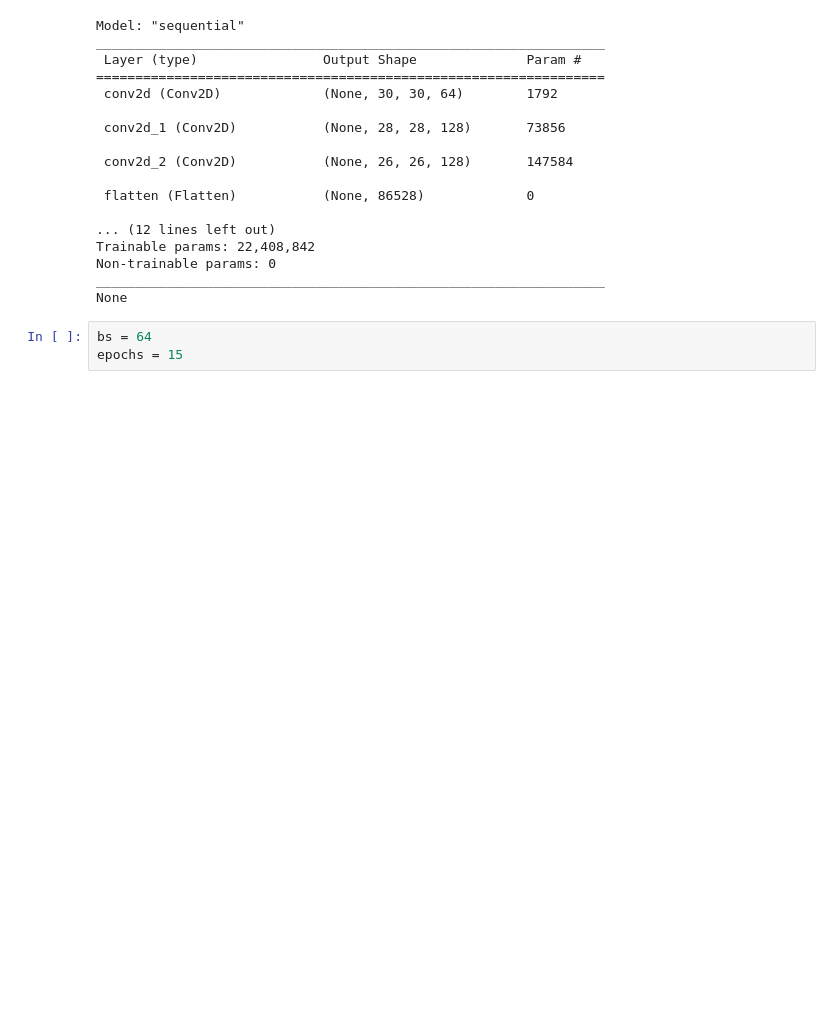
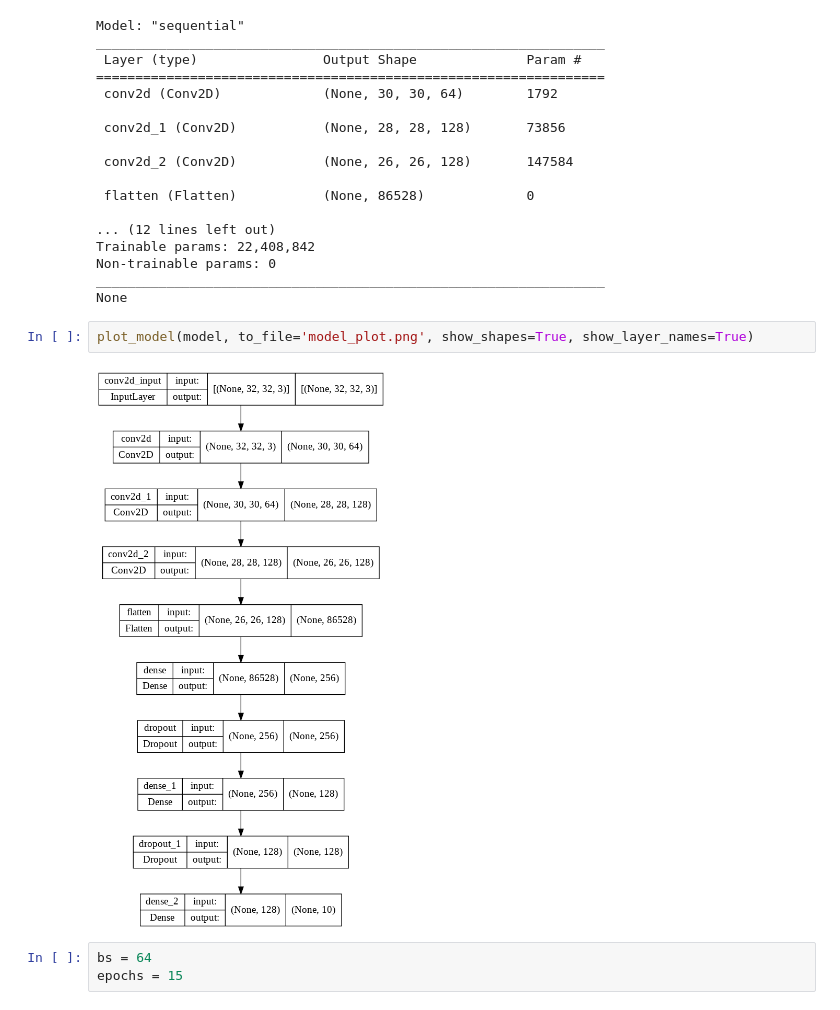
Before and after one commit to PhamDucThinh1995/Test-Time-Augmentation, a Jupyter notebook: Test_Time_Augmentation.ipynb, the cells around one changed output. Cells and saved outputs as stored; diff of their text form; blank space fills up the shorter version.

```diff
--- a/Test_Time_Augmentation.ipynb
+++ b/Test_Time_Augmentation.ipynb
@@ -131,6 +135,10 @@ Trainable params: 22,408,842
 Non-trainable params: 0
 _________________________________________________________________
 None
+# %%
+plot_model(model, to_file='model_plot.png', show_shapes=True, show_layer_names=True)
+# %% [output]
+[figure, added]
 # %%
 bs = 64
 epochs = 15
```
Also changed, not shown: parts of 10 cells of this notebook.
